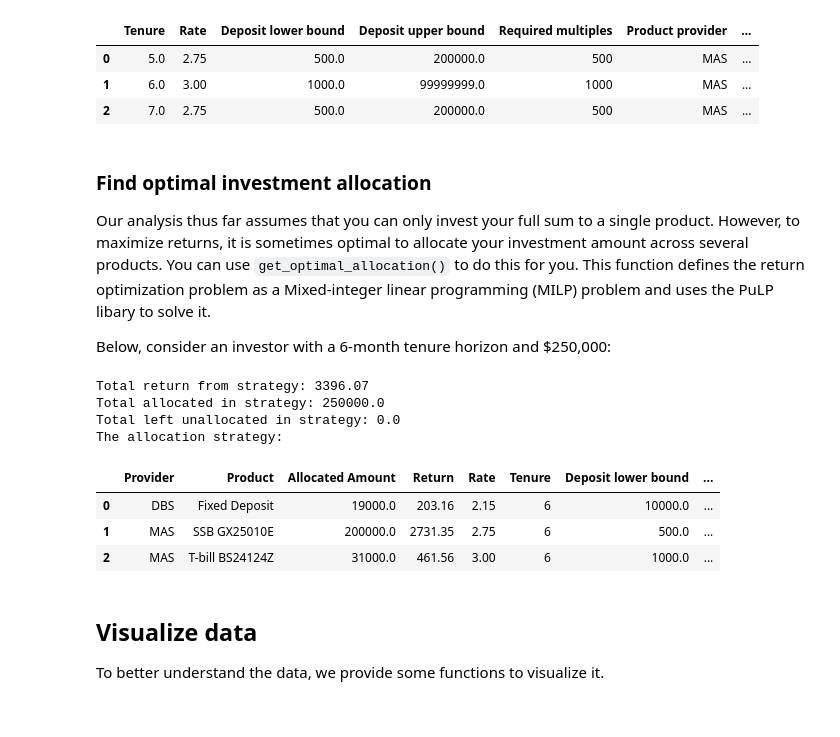
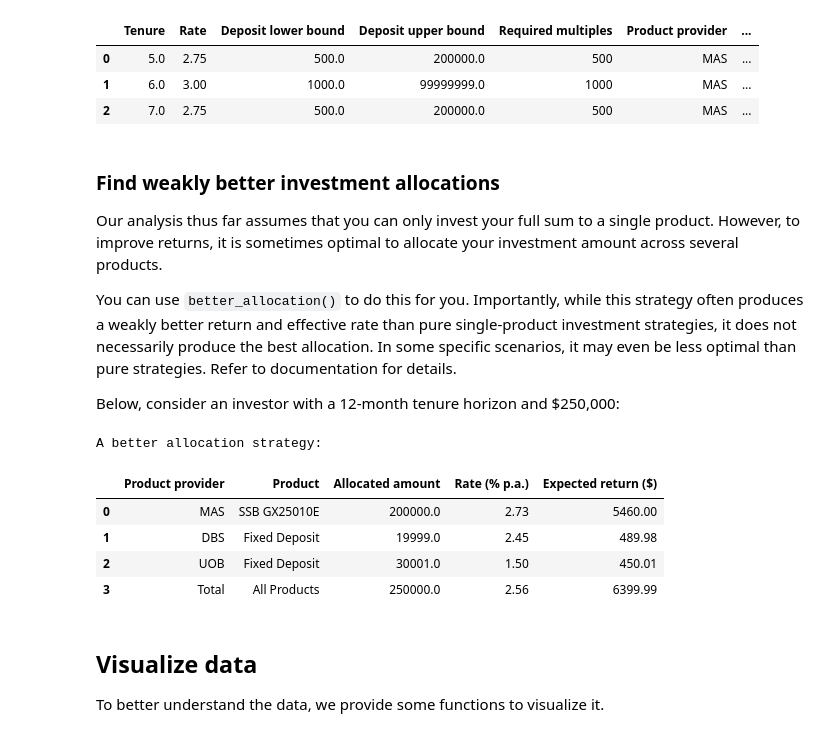
Before and after one commit to GidTay/sgfixedincome_pkg, a Jupyter notebook: docs/vignettes/vignette_main.ipynb, the cells around one changed output. Cells and saved outputs as stored; diff of their text form; code cells hidden in the pictures.

```diff
--- a/docs/vignettes/vignette_main.ipynb
+++ b/docs/vignettes/vignette_main.ipynb
@@ -93,27 +93,24 @@ sfi.best_rates(combined_df, 9900, 5, 7)
 | 1 | 6.0 | 3.00 | 1000.0 | 99999999.0 | 1000 | MAS | ... |
 | 2 | 7.0 | 2.75 | 500.0 | 200000.0 | 500 | MAS | ... |
 # %% [markdown]
-### Find optimal investment allocation
+### Find weakly better investment allocations
 
-Our analysis thus far assumes that you can only invest your full sum to a single product. However, to maximize returns, it is sometimes optimal to allocate your investment amount across several products. You can use `get_optimal_allocation()` to do this for you. This function defines the return optimization problem as a Mixed-integer linear programming (MILP) problem and uses the PuLP libary to solve it.
+Our analysis thus far assumes that you can only invest your full sum to a single product. However, to improve returns, it is sometimes optimal to allocate your investment amount across several products.
 
-Below, consider an investor with a 6-month tenure horizon and \$250,000:
+You can use `better_allocation()` to do this for you. Importantly, while this strategy often produces a weakly better return and effective rate than pure single-product investment strategies, it does not necessarily produce the best allocation. In some specific scenarios, it may even be less optimal than pure strategies. Refer to documentation for details.
+
+Below, consider an investor with a 12-month tenure horizon and \$250,000:
-# %%
-allocations_df, summary_dict = sfi.get_optimal_allocation(combined_df, 250000, 6)
-print(f"Total return from strategy: {summary_dict['total_return']}")
-print(f"Total allocated in strategy: {summary_dict['total_allocated']}")
-print(f"Total left unallocated in strategy: {summary_dict['unallocated']}")
-print("The allocation strategy:")
-allocations_df
-# %% [output]
-Total return from strategy: 3396.07
-Total allocated in strategy: 250000.0
-Total left unallocated in strategy: 0.0
-The allocation strategy:
-|  | Provider | Product | Allocated Amount | Return | Rate | Tenure | Deposit lower bound | ... |
-| 0 | DBS | Fixed Deposit | 19000.0 | 203.16 | 2.15 | 6 | 10000.0 | ... |
-| 1 | MAS | SSB GX25010E | 200000.0 | 2731.35 | 2.75 | 6 | 500.0 | ... |
-| 2 | MAS | T-bill BS24124Z | 31000.0 | 461.56 | 3.00 | 6 | 1000.0 | ... |
+# %%
+allocation_df = sfi.better_allocation(combined_df, 250000, 12)
+print("A better allocation strategy:")
+allocation_df
+# %% [output]
+A better allocation strategy:
+|  | Product provider | Product | Allocated amount | Rate (% p.a.) | Expected return ($) |
+| 0 | MAS | SSB GX25010E | 200000.0 | 2.73 | 5460.00 |
+| 1 | DBS | Fixed Deposit | 19999.0 | 2.45 | 489.98 |
+| 2 | UOB | Fixed Deposit | 30001.0 | 1.50 | 450.01 |
+| 3 | Total | All Products | 250000.0 | 2.56 | 6399.99 |
 # %% [markdown]
 ## Visualize data
 
```
Also changed, not shown: parts of 7 cells of this notebook, 3 other files.
